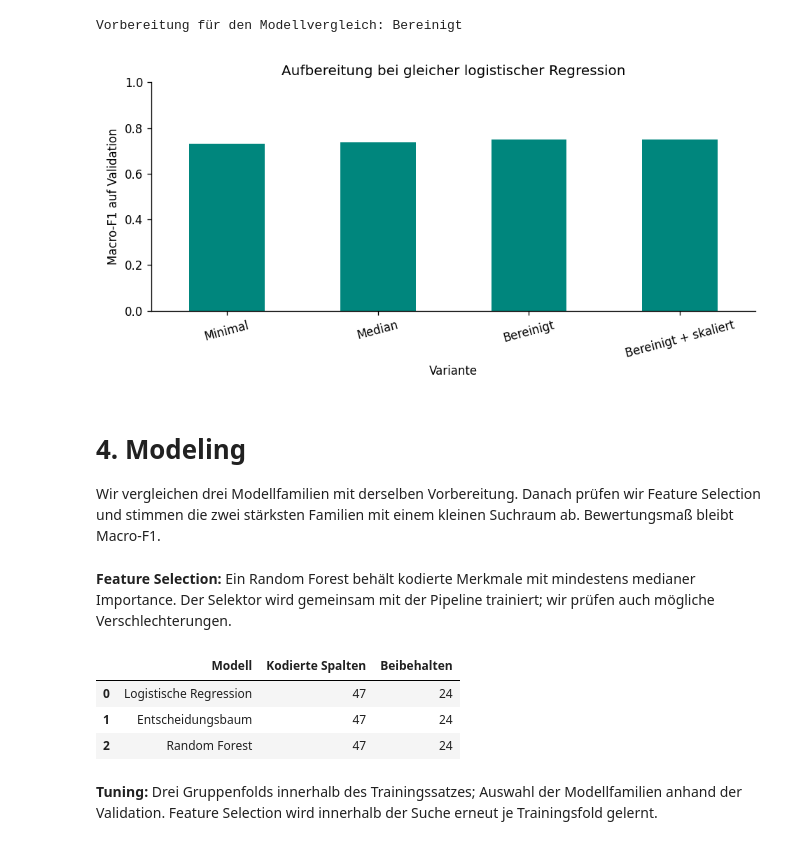
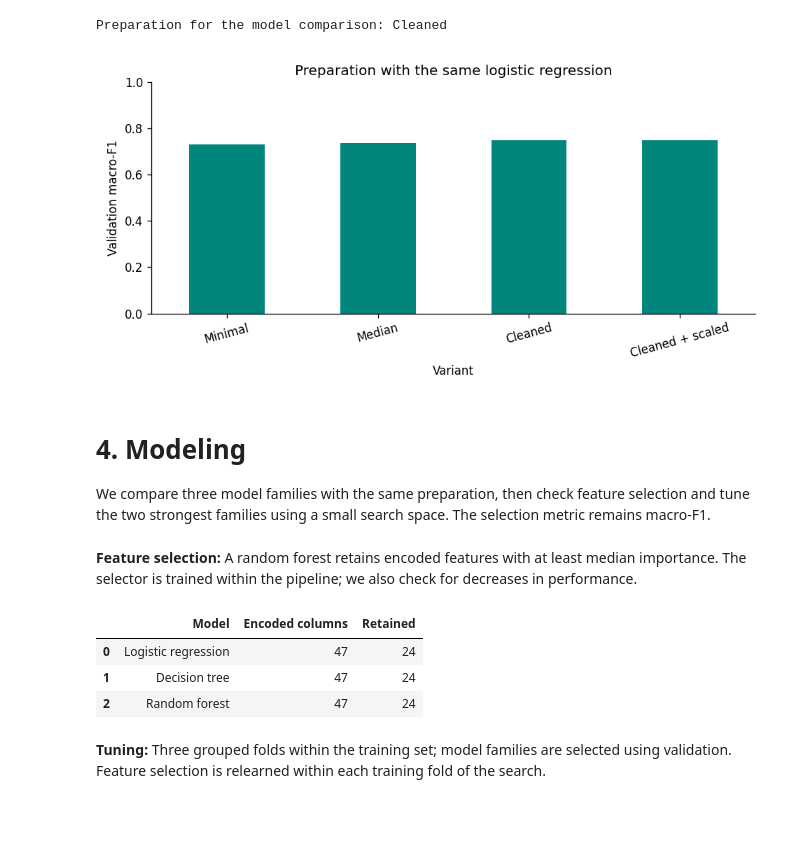
Before and after one commit to crnly/data-science-module-s4, a Jupyter notebook: data_science.ipynb, the cells around one changed output. Drawn from its saved outputs; the diff is of its cells as text; code cells hidden in the pictures; blank space fills up the shorter version.

```diff
--- a/data_science.ipynb
+++ b/data_science.ipynb
@@ -253,9 +254,9 @@ def evaluate_model(model, X_train, y_train, X_val, y_val):
     train_f1 = f1_score(y_train, train_prediction, average="macro", zero_division=0)
     val_f1 = f1_score(y_val, val_prediction, average="macro", zero_division=0)
     return {
-        "Accuracy Training": accuracy_score(y_train, train_prediction),
-        "Accuracy Validation": accuracy_score(y_val, val_prediction),
-        "F1 Training": train_f1, "F1 Validation": val_f1,
-        "F1-Abstand": train_f1 - val_f1,
+        "Training accuracy": accuracy_score(y_train, train_prediction),
+        "Validation accuracy": accuracy_score(y_val, val_prediction),
+        "Training macro-F1": train_f1, "Validation macro-F1": val_f1,
+        "F1 gap": train_f1 - val_f1,
     }
 # %% [markdown]
@@ -266,8 +267,8 @@ logistic = LogisticRegression(solver="liblinear", max_iter=2000, random_state=SE
 preparations = {
     "Minimal": ("mean", False, False),
     "Median": ("median", False, False),
-    "Bereinigt": ("median", True, False),
-    "Bereinigt + skaliert": ("median", True, True),
+    "Cleaned": ("median", True, False),
+    "Cleaned + scaled": ("median", True, True),
 }
 preparation_rows = []
 for name, (strategy, clean, scale) in preparations.items():
@@ -276,13 +277,13 @@ for name, (strategy, clean, scale) in preparations.items():
     model = make_pipeline(logistic, strategy=strategy, scale=scale)
     model.fit(X_train, y_train)
     scores = evaluate_model(model, X_train, y_train, X_val, y_val)
-    preparation_rows.append({"Variante": name, **scores})
+    preparation_rows.append({"Variant": name, **scores})
 preparation_results = pd.DataFrame(preparation_rows)
-baseline_f1 = preparation_results.iloc[0]["F1 Validation"]
-preparation_results["Delta F1 zur Baseline"] = preparation_results["F1 Validation"] - baseline_f1
-preparation_results["Delta Accuracy zur Baseline"] = (
-    preparation_results["Accuracy Validation"] - preparation_results.iloc[0]["Accuracy Validation"])
-preparation_results["Relative F1-Änderung (%)"] = (
-    100 * preparation_results["Delta F1 zur Baseline"] / baseline_f1)
+baseline_f1 = preparation_results.iloc[0]["Validation macro-F1"]
+preparation_results["F1 change from baseline"] = preparation_results["Validation macro-F1"] - baseline_f1
+preparation_results["Accuracy change from baseline"] = (
+    preparation_results["Validation accuracy"] - preparation_results.iloc[0]["Validation accuracy"])
+preparation_results["Relative F1 change (%)"] = (
+    100 * preparation_results["F1 change from baseline"] / baseline_f1)
 display(preparation_results.round(3))
 # %% [output]
@@ -294,25 +295,25 @@ display(preparation_results.round(3))
 # %%
-best_preparation = preparation_results.loc[preparation_results["F1 Validation"].idxmax(), "Variante"]
+best_preparation = preparation_results.loc[preparation_results["Validation macro-F1"].idxmax(), "Variant"]
 strategy, clean, scale = preparations[best_preparation]
 X_train = make_features(train, clean=clean)
 X_val = make_features(validation, clean=clean)
-print("Vorbereitung für den Modellvergleich:", best_preparation)
+print("Preparation for the model comparison:", best_preparation)
 
-axis = preparation_results.plot.bar(x="Variante", y="F1 Validation", legend=False,
+axis = preparation_results.plot.bar(x="Variant", y="Validation macro-F1", legend=False,
                                     ylim=(0, 1), rot=15, color="#00867D", figsize=(8, 4))
-axis.set_title("Aufbereitung bei gleicher logistischer Regression")
-axis.set_ylabel("Macro-F1 auf Validation")
+axis.set_title("Preparation with the same logistic regression")
+axis.set_ylabel("Validation macro-F1")
 plt.tight_layout()
 show_figure(axis.figure)
 # %% [output]
-Vorbereitung für den Modellvergleich: Bereinigt
+Preparation for the model comparison: Cleaned
-[figure, old version]
+[figure, new version]
 # %% [markdown]
 <a id="phase-4"></a>
 
 # 4. Modeling
 
-Wir vergleichen drei Modellfamilien mit derselben Vorbereitung. Danach prüfen wir Feature Selection
-und stimmen die zwei stärksten Familien mit einem kleinen Suchraum ab. Bewertungsmaß bleibt Macro-F1.
+We compare three model families with the same preparation, then check feature selection and tune
+the two strongest families using a small search space. The selection metric remains macro-F1.
 # %%
 models = {
@@ -330,26 +331,26 @@ for name, classifier in models.items():
     fitted_models[(name, "Baseline")] = model
 # %% [markdown]
-**Feature Selection:** Ein Random Forest behält kodierte Merkmale mit mindestens medianer Importance.
-Der Selektor wird gemeinsam mit der Pipeline trainiert; wir prüfen auch mögliche Verschlechterungen.
+**Feature selection:** A random forest retains encoded features with at least median importance.
+The selector is trained within the pipeline; we also check for decreases in performance.
 # %%
 selection_rows = []
 for name, classifier in models.items():
     model = make_pipeline(classifier, strategy=strategy, scale=scale, select=True)
     model.fit(X_train, y_train)
     scores = evaluate_model(model, X_train, y_train, X_val, y_val)
-    model_rows.append({"Modell": name, "Stufe": "Feature Selection", **scores})
-    fitted_models[(name, "Feature Selection")] = model
+    model_rows.append({"Model": name, "Stage": "Feature selection", **scores})
+    fitted_models[(name, "Feature selection")] = model
     selected = model.named_steps["select"].get_support()
-    selection_rows.append({"Modell": name, "Kodierte Spalten": len(selected),
-                           "Beibehalten": int(selected.sum())})
+    selection_rows.append({"Model": name, "Encoded columns": len(selected),
+                           "Retained": int(selected.sum())})
 display(pd.DataFrame(selection_rows))
 # %% [output]
-|  | Modell | Kodierte Spalten | Beibehalten |
-| 0 | Logistische Regression | 47 | 24 |
-| 1 | Entscheidungsbaum | 47 | 24 |
-| 2 | Random Forest | 47 | 24 |
+|  | Model | Encoded columns | Retained |
+| 0 | Logistic regression | 47 | 24 |
+| 1 | Decision tree | 47 | 24 |
+| 2 | Random forest | 47 | 24 |
 # %% [markdown]
-**Tuning:** Drei Gruppenfolds innerhalb des Trainingssatzes; Auswahl der Modellfamilien anhand der Validation.
-Feature Selection wird innerhalb der Suche erneut je Trainingsfold gelernt.
+**Tuning:** Three grouped folds within the training set; model families are selected using validation.
+Feature selection is relearned within each training fold of the search.
 # %%
 parameter_grids = {
```
Also changed, not shown: parts of 27 cells of this notebook, 11 other files.
